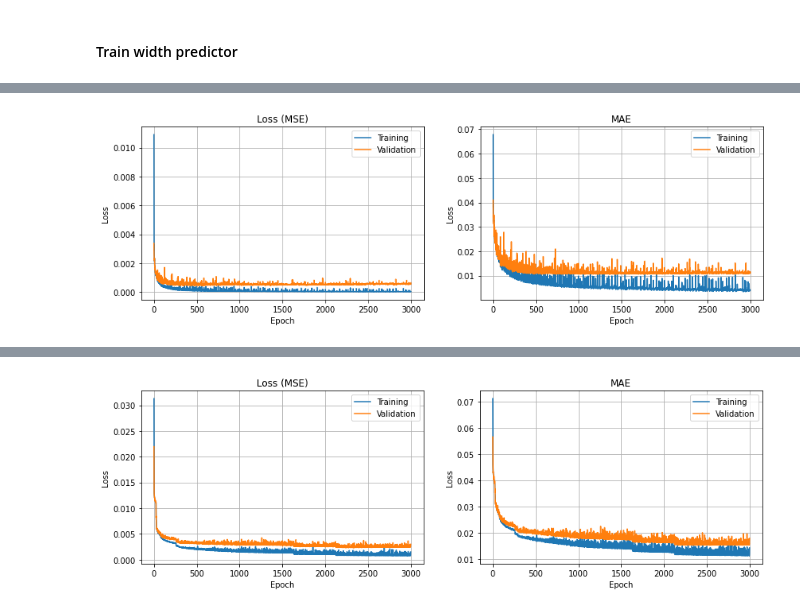
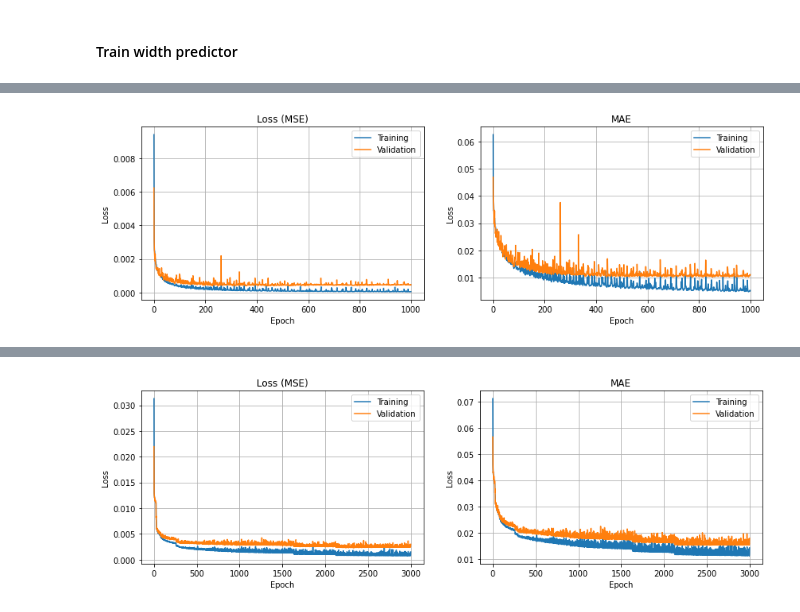
Before and after one commit to jank324/spectral-vd-euxfel, a Jupyter notebook: spectral_vd_width.ipynb, the cells around one changed output, grey strips where cells are left out. Drawn from its saved outputs; the diff is of its cells as text; code cells hidden in the pictures.

Commit message:
Finished training width-based predictor

```diff
--- a/spectral_vd_width.ipynb
+++ b/spectral_vd_width.ipynb
@@ -208,5 +208,5 @@ def train_width_predictor(formfactors, widths, epochs=500):
 
     return model, X_scaler, y_scaler
 
-wp, wp_X_scaler, wp_y_scaler = train_width_predictor(formfactors, widths, epochs=3000)
+wp, wp_X_scaler, wp_y_scaler = train_width_predictor(formfactors, widths, epochs=1000)
 # %% [output]
@@ -230 +230 @@ coreClock: 1.53GHz coreCount: 80 deviceMemorySize: 31.75GiB deviceMemoryBandwidt
-[figure, old version]
+[figure, new version]
```
Also changed, not shown: parts of 9 cells of this notebook.
